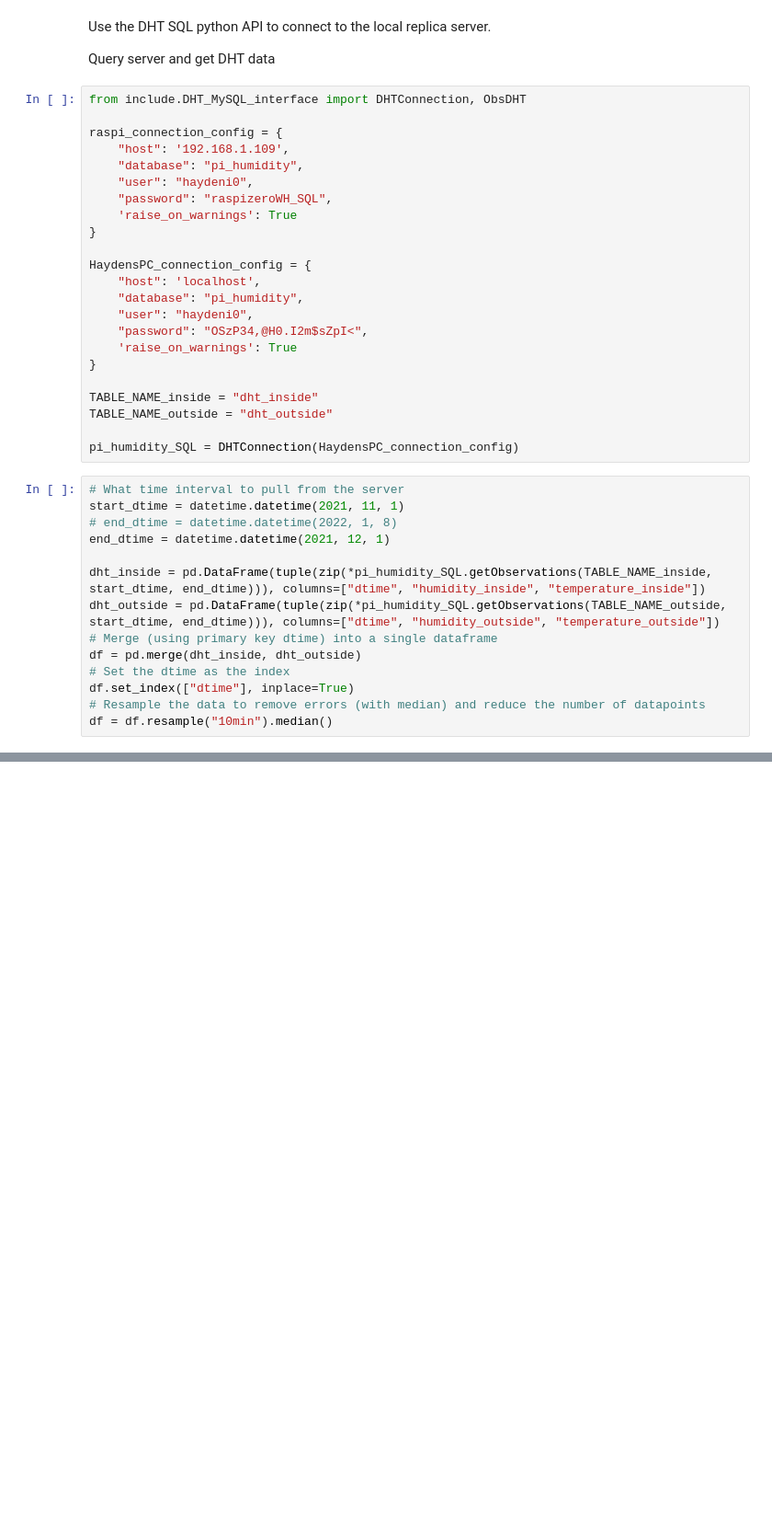
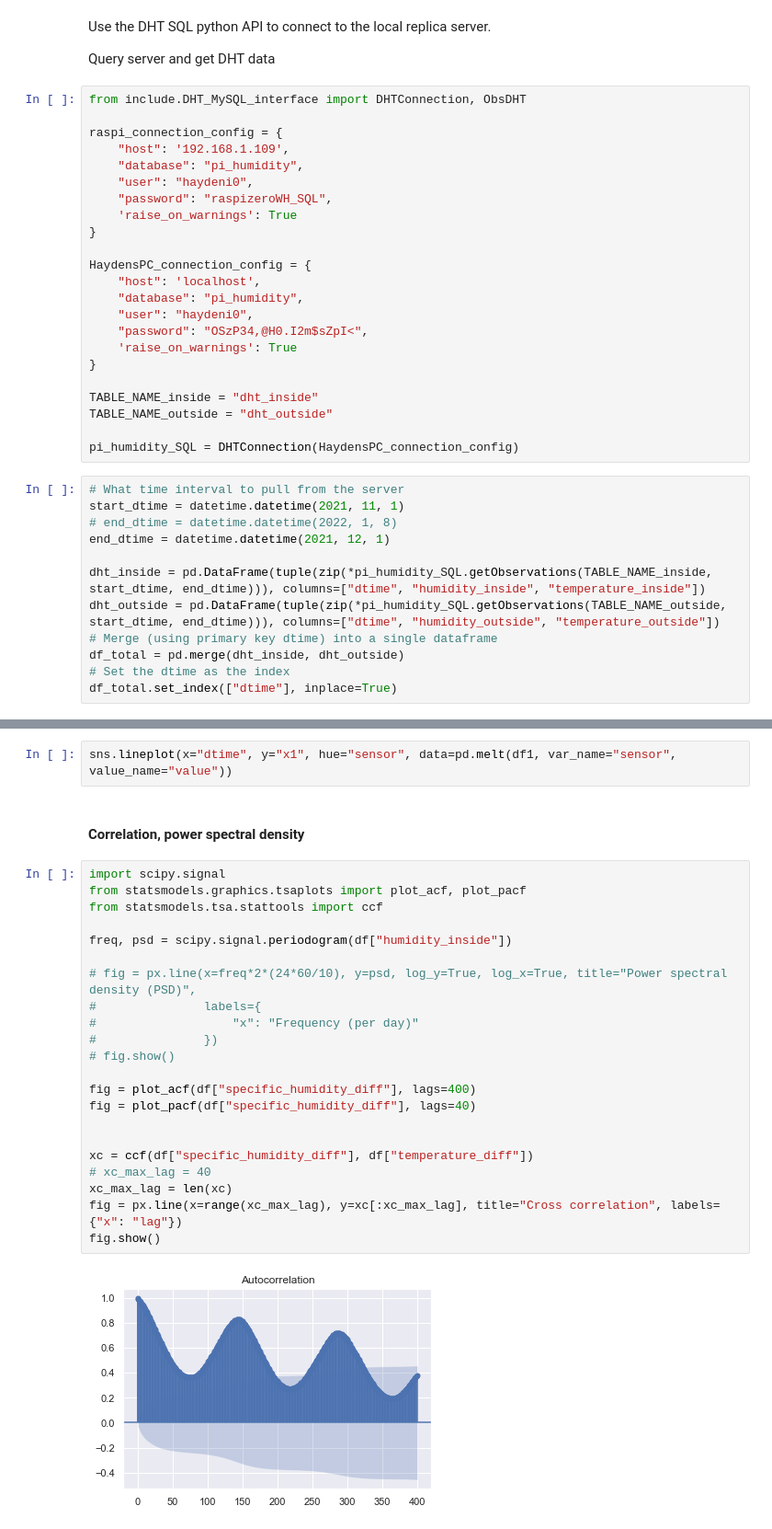
Before and after one commit to Haydeni0/pi-humidity-analysis, a Jupyter notebook: analysis.ipynb, the cells around one changed output, grey strips where cells are left out. Shown at 92% size. Saved outputs shown, nothing was run; the diff lists cells and outputs as text; blank space fills up the shorter version.

Commit message:
More plots, specific humidity conversion

```diff
--- a/analysis.ipynb
+++ b/analysis.ipynb
@@ -44,8 +64,6 @@ end_dtime = datetime.datetime(2021, 12, 1)
 dht_inside = pd.DataFrame(tuple(zip(*pi_humidity_SQL.getObservations(TABLE_NAME_inside, start_dtime, end_dtime))), columns=["dtime", "humidity_inside", "temperature_inside"])
 dht_outside = pd.DataFrame(tuple(zip(*pi_humidity_SQL.getObservations(TABLE_NAME_outside, start_dtime, end_dtime))), columns=["dtime", "humidity_outside", "temperature_outside"])
 # Merge (using primary key dtime) into a single dataframe
-df = pd.merge(dht_inside, dht_outside)
+df_total = pd.merge(dht_inside, dht_outside)
 # Set the dtime as the index
-df.set_index(["dtime"], inplace=True)
-# Resample the data to remove errors (with median) and reduce the number of datapoints
-df = df.resample("10min").median()
+df_total.set_index(["dtime"], inplace=True)
@@ -107,0 +141,28 @@ df
+# %%
+sns.lineplot(x="dtime", y="x1", hue="sensor", data=pd.melt(df1, var_name="sensor", value_name="value"))
+# %% [markdown]
+#### Correlation, power spectral density
+# %%
+import scipy.signal
+from statsmodels.graphics.tsaplots import plot_acf, plot_pacf
+from statsmodels.tsa.stattools import ccf
+
+freq, psd = scipy.signal.periodogram(df["humidity_inside"])
+
+# fig = px.line(x=freq*2*(24*60/10), y=psd, log_y=True, log_x=True, title="Power spectral density (PSD)",
+#               labels={
+#                   "x": "Frequency (per day)"
+#               })
+# fig.show()
+
+fig = plot_acf(df["specific_humidity_diff"], lags=400)
+fig = plot_pacf(df["specific_humidity_diff"], lags=40)
+
+
+xc = ccf(df["specific_humidity_diff"], df["temperature_diff"])
+# xc_max_lag = 40
+xc_max_lag = len(xc)
+fig = px.line(x=range(xc_max_lag), y=xc[:xc_max_lag], title="Cross correlation", labels={"x": "lag"})
+fig.show()
+# %% [output]
+[figure, added]
```
Also changed, not shown: parts of 18 cells of this notebook, 1 other file.
